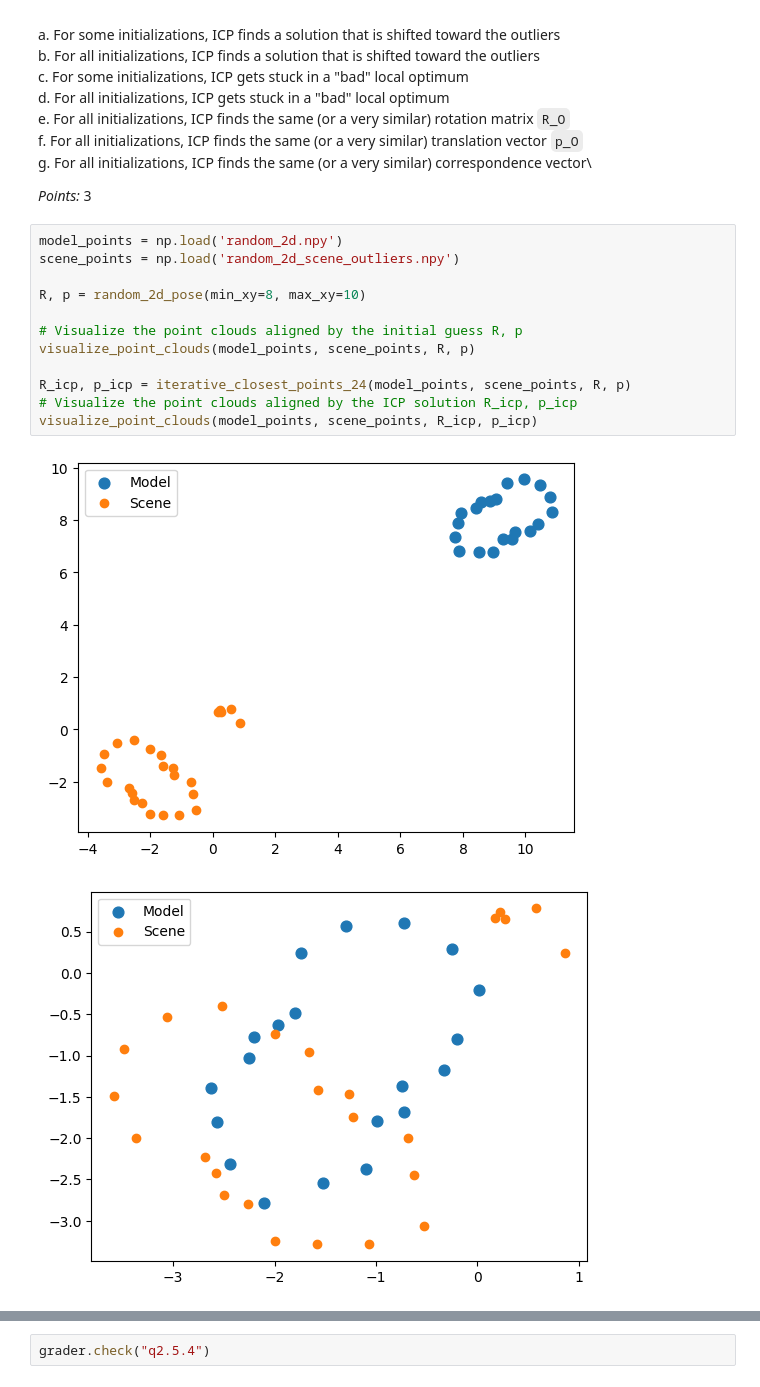
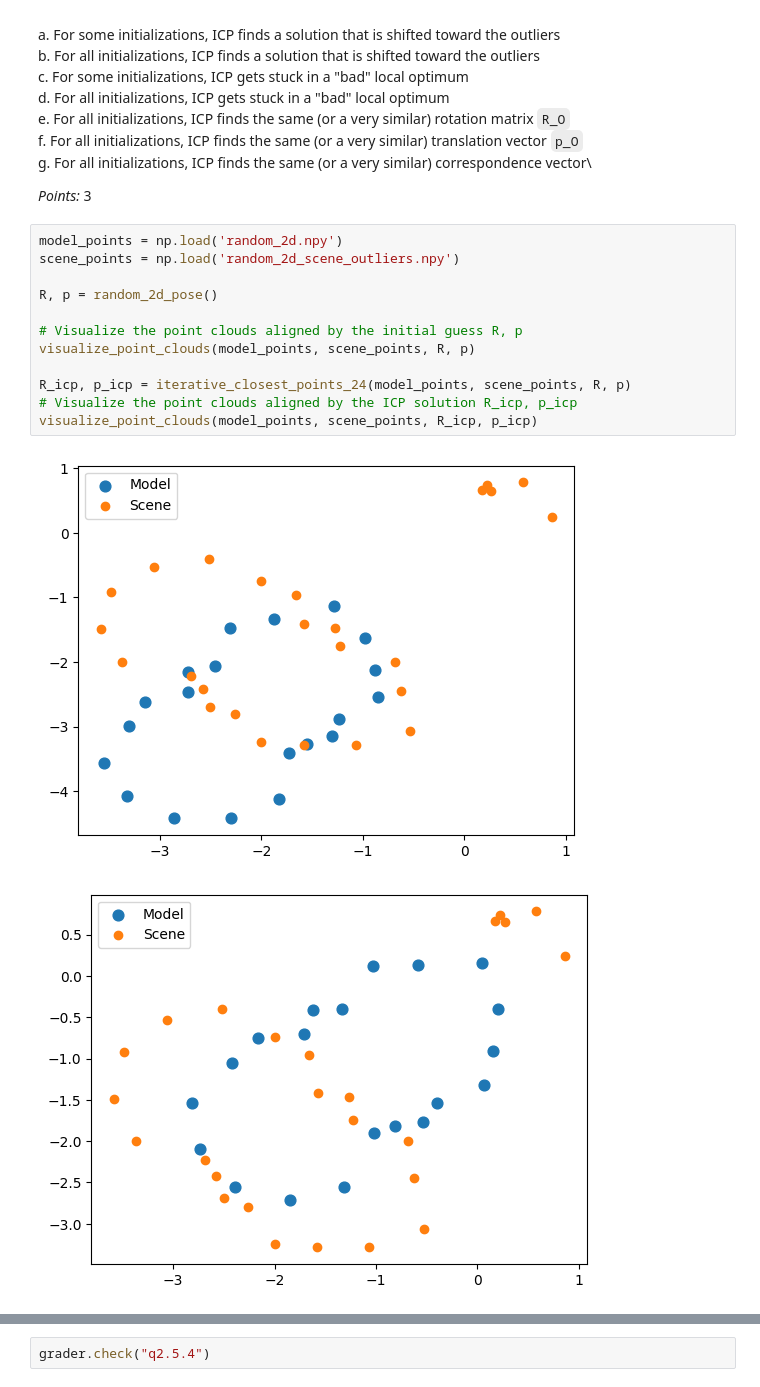
Before and after one commit to Odinroast/ESE-564, a Jupyter notebook: hw4.ipynb, the cells around one changed output, grey strips where cells are left out. Drawn from its saved outputs; the diff is of its cells as text.

```diff
--- a/hw4.ipynb
+++ b/hw4.ipynb
@@ -563,17 +563,17 @@ _Points:_ 3
 # %%
 model_points = np.load('random_2d.npy')
 scene_points = np.load('random_2d_scene_outliers.npy')
 
-R, p = random_2d_pose(min_xy=8, max_xy=10)
+R, p = random_2d_pose()
 
 # Visualize the point clouds aligned by the initial guess R, p
 visualize_point_clouds(model_points, scene_points, R, p)
 
 R_icp, p_icp = iterative_closest_points_24(model_points, scene_points, R, p)
 # Visualize the point clouds aligned by the ICP solution R_icp, p_icp
 visualize_point_clouds(model_points, scene_points, R_icp, p_icp)
 # %% [output]
-[figure, old version]
+[figure, new version]
-[figure, old version]
+[figure, new version]
 # %%
 # Express your answer as a list containing each chosen option as a lower-case string (e.g., ["a", "b"] for a and b, or [] for none)
```
Also changed, not shown: parts of 1 cell of this notebook.
